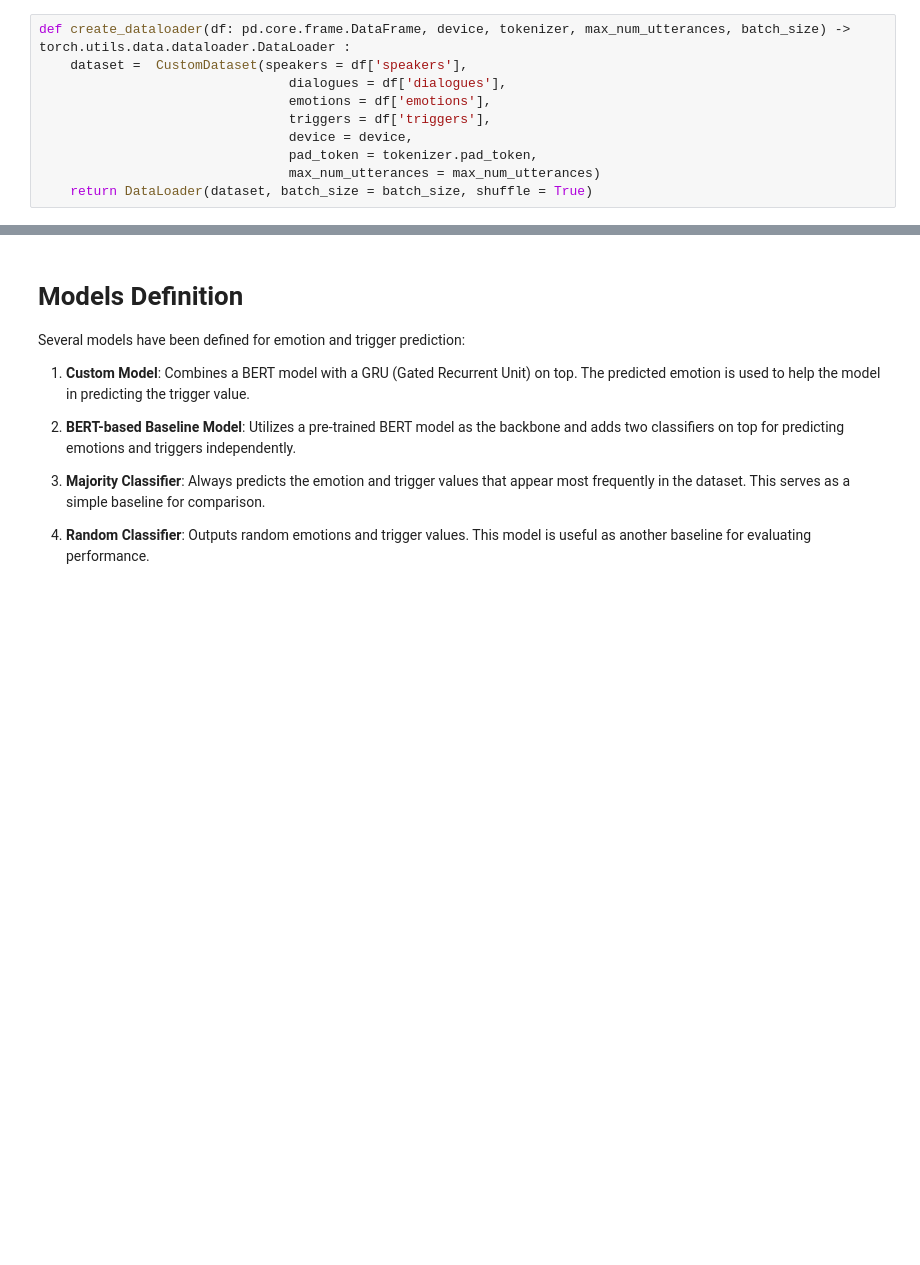
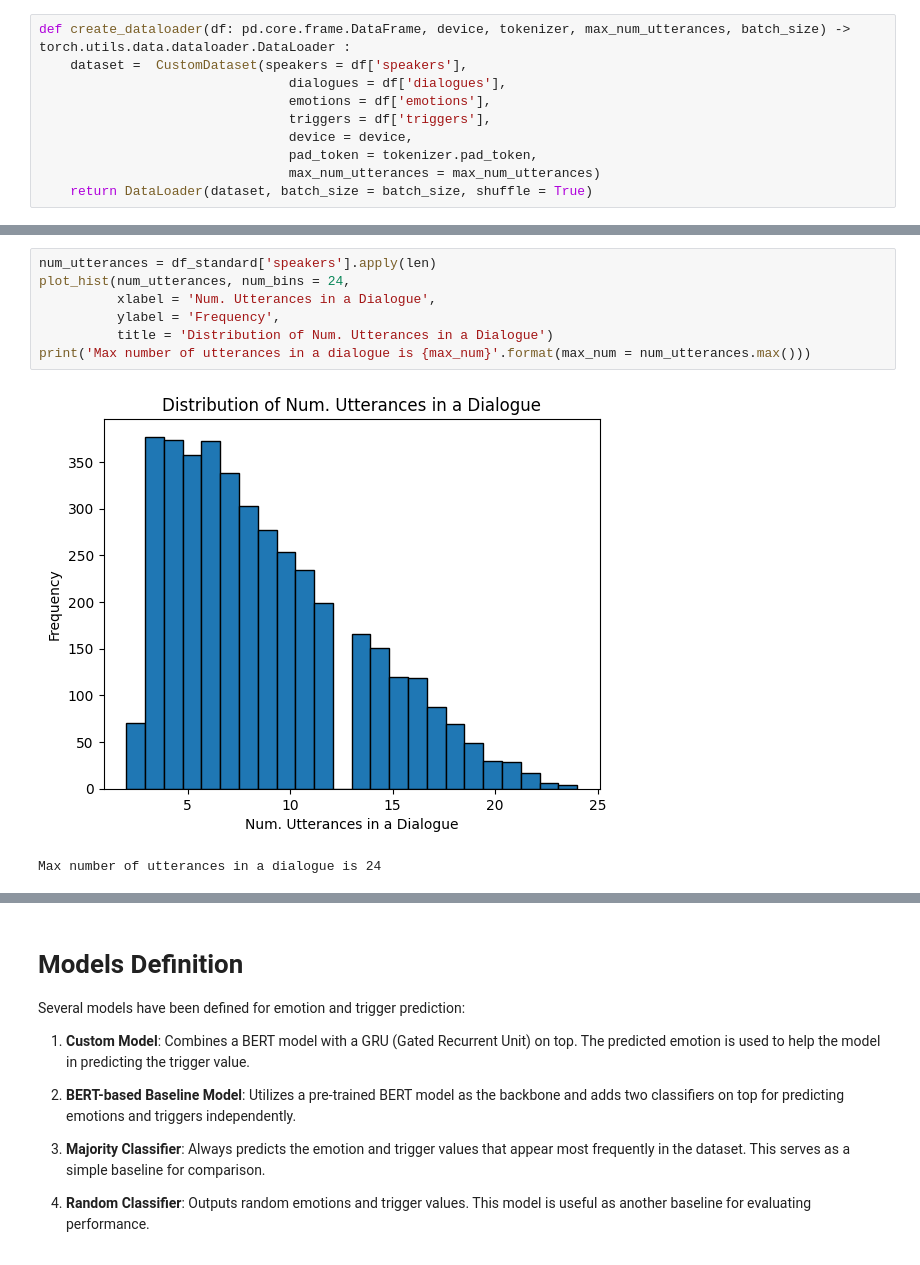
Before and after one commit to DanieleBaiocco/NLPProject, a Jupyter notebook: nlp_project.ipynb, the cells around one changed output, grey strips where cells are left out. Drawn from its saved outputs; the diff is of its cells as text; blank space fills up the shorter version.

```diff
--- a/nlp_project.ipynb
+++ b/nlp_project.ipynb
@@ -263,0 +293,10 @@ def create_dataloader(df: pd.core.frame.DataFrame, device, tokenizer, max_num_ut
+# %%
+num_utterances = df_standard['speakers'].apply(len)
+plot_hist(num_utterances, num_bins = 24,
+          xlabel = 'Num. Utterances in a Dialogue',
+          ylabel = 'Frequency',
+          title = 'Distribution of Num. Utterances in a Dialogue')
+print('Max number of utterances in a dialogue is {max_num}'.format(max_num = num_utterances.max()))
+# %% [output]
+[figure, added]
+Max number of utterances in a dialogue is 24
```
Also changed, not shown: parts of 8 cells of this notebook.
